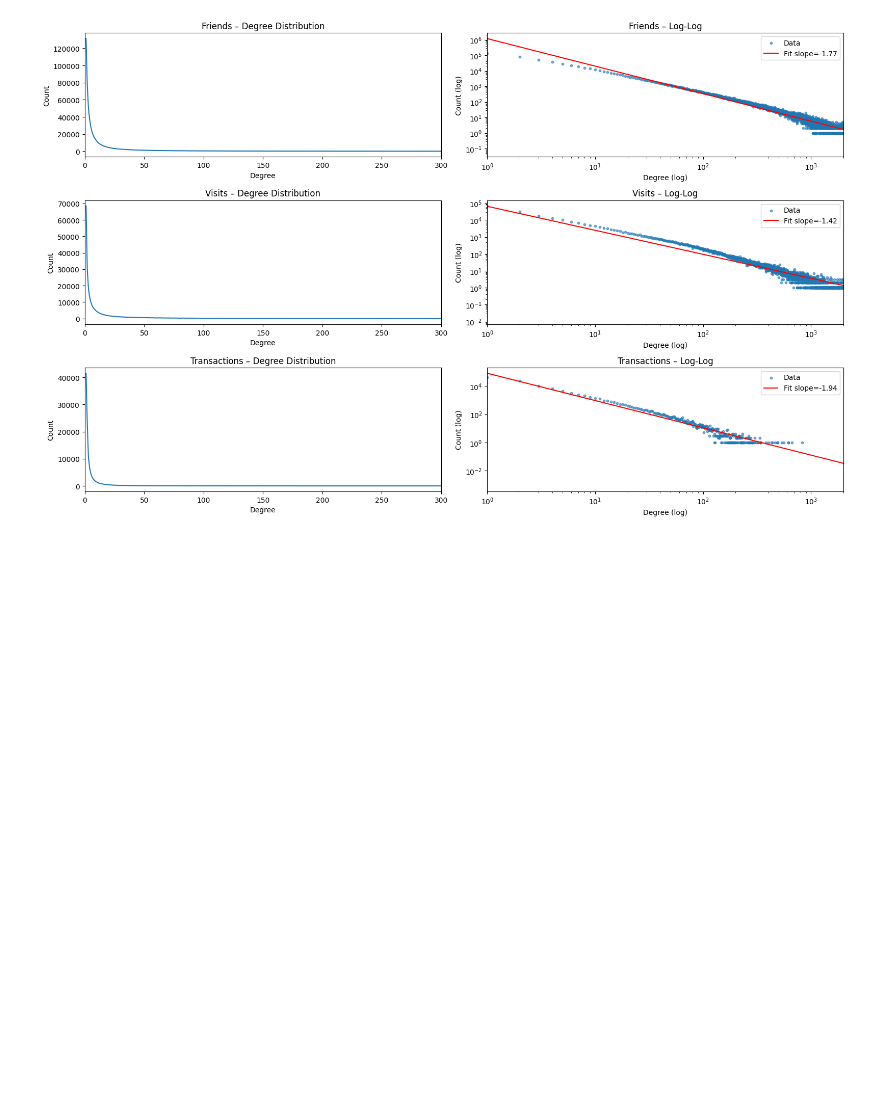
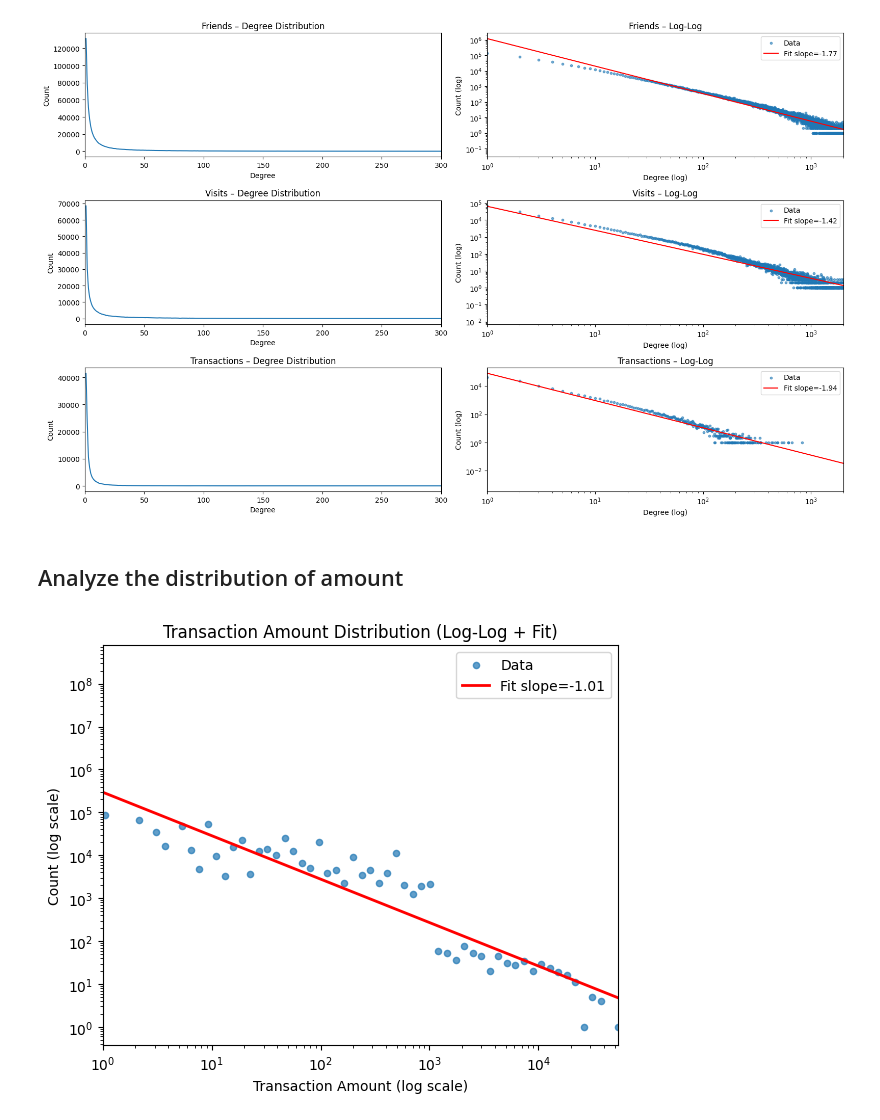
Before and after one commit to MeditatorE/Timik-Multi-layer-Network-Analysis, a Jupyter notebook: distribution.ipynb, the cells around one changed output. Drawn from its saved outputs; the diff is of its cells as text; code cells hidden in the pictures; blank space fills up the shorter version.

Commit message:
analyze transaction amount distribution

```diff
--- a/distribution.ipynb
+++ b/distribution.ipynb
@@ -254,3 +260,53 @@ plt.tight_layout()
 plt.show()
 # %% [output]
 [figure]
+# %% [markdown]
+## Analyze the distribution of amount
+# %%
+FILE = '/content/drive/MyDrive/Colab Notebooks/data/ECE227/transactions.csv'
+
+# First Scan: Get minimum and maximum amount
+min_amt, max_amt = float('inf'), 0.0
+for chunk in pd.read_csv(
+        FILE, sep=';', header=None,
+        names=['timestamp','sender','receiver','amount'],
+        usecols=['amount'], chunksize=10**6
+    ):
+    min_amt = min(min_amt, chunk['amount'].min())
+    max_amt = max(max_amt, chunk['amount'].max())
+min_amt = max(min_amt, 1e-3)
+
+# define bin
+bins = np.logspace(np.log10(min_amt), np.log10(max_amt), num=100)
+counts = np.zeros(len(bins)-1, dtype=np.int64)
+# Second Scan: get counts  for each bin
+for chunk in pd.read_csv(
+        FILE, sep=';', header=None,
+        names=['timestamp','sender','receiver','amount'],
+        usecols=['amount'], chunksize=10**6
+    ):
+    hist, _ = np.histogram(chunk['amount'], bins=bins)
+    counts += hist
+bin_centers = np.sqrt(bins[:-1] * bins[1:])
+
+mask = (bin_centers >= 1.0) & (counts > 0)
+logx = np.log10(bin_centers[mask])
+logy = np.log10(counts[mask])
+a, b = np.polyfit(logx, logy, 1)  # log(count) = a*log(amount) + b
+y_fit = 10**(a * np.log10(bin_centers) + b)
+
+plt.figure(figsize=(6,5))
+plt.scatter(bin_centers, counts, s=20, alpha=0.7, label='Data')
+plt.plot(bin_centers, y_fit, color='red', linewidth=2,
+         label=f'Fit slope={a:.2f}')
+plt.xscale('log')
+plt.yscale('log')
+plt.xlim(1, bin_centers.max())
+plt.xlabel('Transaction Amount (log scale)')
+plt.ylabel('Count (log scale)')
+plt.title('Transaction Amount Distribution (Log-Log + Fit)')
+plt.legend()
+plt.tight_layout()
+plt.show()
+# %% [output]
+[figure, added]
```
Also changed, not shown: parts of 2 cells of this notebook.
